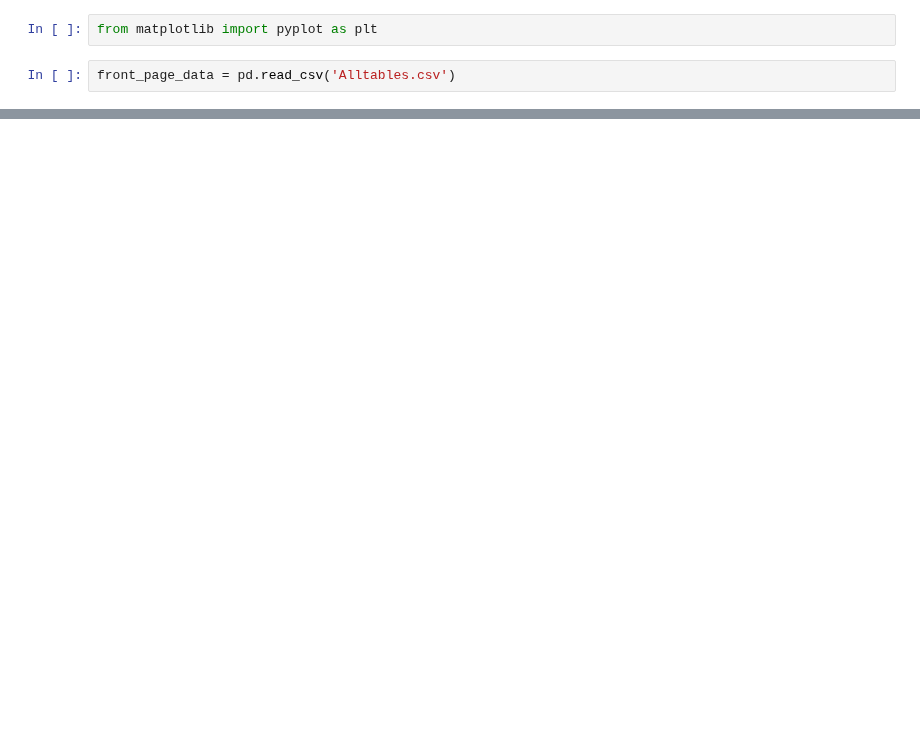
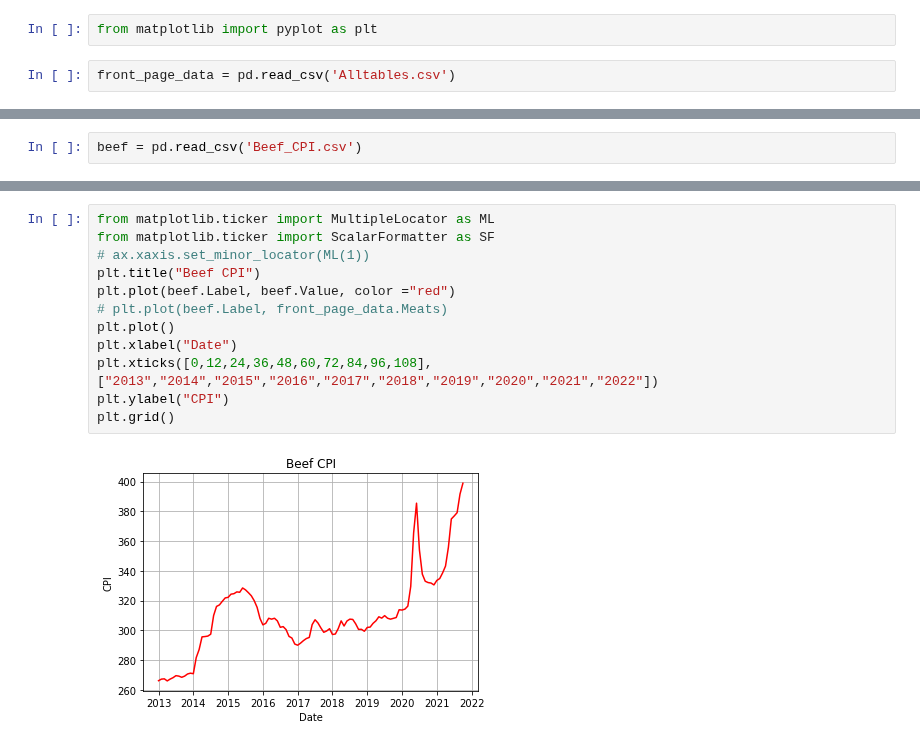
Before and after one commit to bjudson22/Food-Data-Trends, a Jupyter notebook: Analysis.ipynb, the cells around one changed output, grey strips where cells are left out. Saved outputs shown, nothing was run; the diff lists cells and outputs as text; blank space fills up the shorter version.

```diff
--- a/Analysis.ipynb
+++ b/Analysis.ipynb
@@ -578,0 +65,2 @@ myArray[-2]
+# %%
+beef = pd.read_csv('Beef_CPI.csv')
@@ -578,0 +83,14 @@ myArray[-2]
+# %%
+from matplotlib.ticker import MultipleLocator as ML
+from matplotlib.ticker import ScalarFormatter as SF
+# ax.xaxis.set_minor_locator(ML(1))
+plt.title("Beef CPI")
+plt.plot(beef.Label, beef.Value, color ="red")
+# plt.plot(beef.Label, front_page_data.Meats)
+plt.plot()
+plt.xlabel("Date")
+plt.xticks([0,12,24,36,48,60,72,84,96,108],["2013","2014","2015","2016","2017","2018","2019","2020","2021","2022"])
+plt.ylabel("CPI")
+plt.grid()
+# %% [output]
+[figure, added]
```
Also changed, not shown: parts of 61 cells of this notebook, 1 other file.
